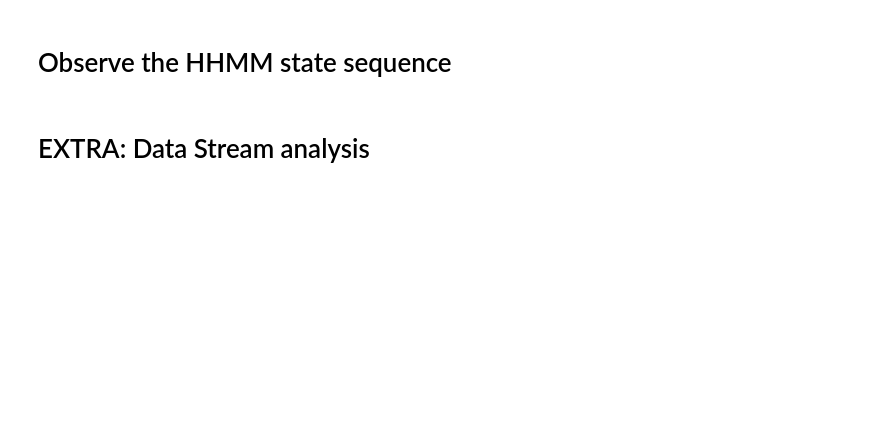
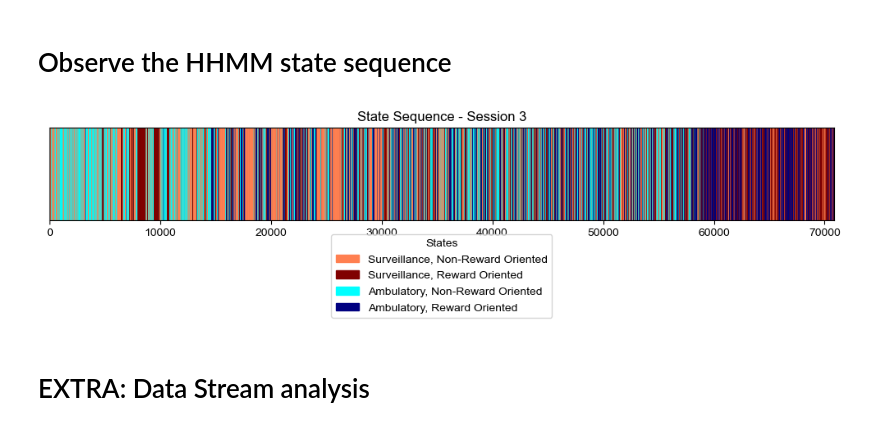
Before and after one commit to CoMPASS-Framework/CoMPASS-Labyrinth, a Jupyter notebook: notebooks/07_run_level_2.ipynb, the cells around one changed output. Saved outputs shown, nothing was run; the diff lists cells and outputs as text; code cells hidden in the pictures; blank space fills up the shorter version.

```diff
--- a/notebooks/07_run_level_2.ipynb
+++ b/notebooks/07_run_level_2.ipynb
@@ -203,19 +236,21 @@ df_hier = level_2.assign_hhmm_state(df_hier, level_1_state_col = 'HMM_State' , l
 # %%
 #------------------- SET THESE VALUES ----------------------#
 colors = {
-    'Active Surveillance, Non-Reward Oriented': 'coral',
-    'Active Surveillance, Reward Oriented': 'maroon',
+    'Surveillance, Non-Reward Oriented': 'coral',
+    'Surveillance, Reward Oriented': 'maroon',
     'Ambulatory, Non-Reward Oriented': 'cyan',
-    'Ambulatory, Reward-Oriented': 'navy',
+    'Ambulatory, Reward Oriented': 'navy',
 }
 
 
 #___________________________________________________________________
 # Plot a specific session
 level_2.plot_hhmm_state_sequence(df_hier, session_id=3, session_col='Session', state_col='HHMM State', colors=colors)
 
 # # Plot all sessions
 # plot_hhmm_state_sequence(df_hier)
+# %% [output]
+[figure, added]
 # %% [markdown]
 # EXTRA: Data Stream analysis
 # %%
```
Also changed, not shown: parts of 7 cells of this notebook.
